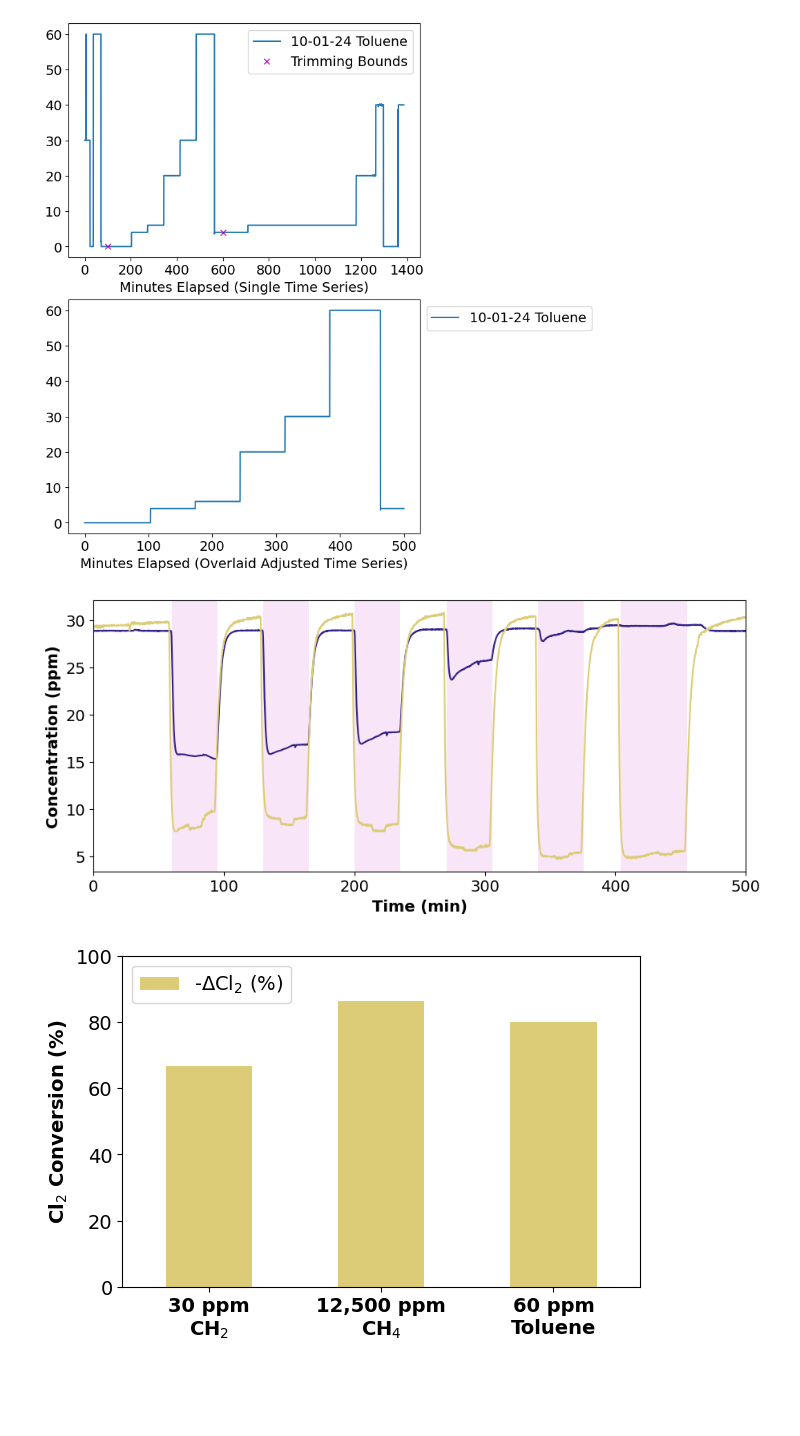
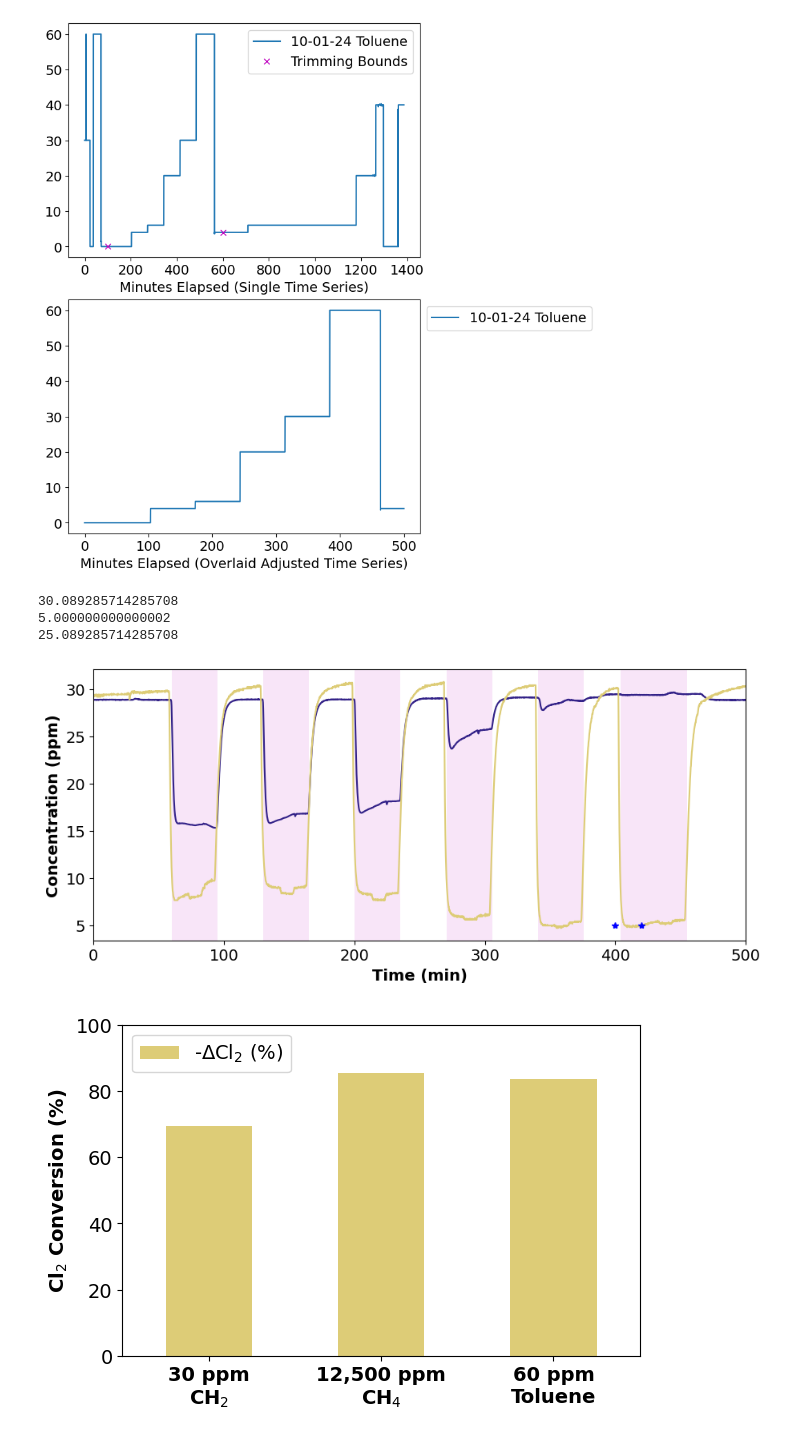
Before and after one commit to richardsrandall/Fall-2024-Cl2, a Jupyter notebook: _combined_plots/paper_plots_v1/figure-toluene_time_series.ipynb, the cells around one changed output. Cells and saved outputs as stored; diff of their text form; code cells hidden in the pictures; blank space fills up the shorter version.

```diff
--- a/_combined_plots/paper_plots_v1/figure-toluene_time_series.ipynb
+++ b/_combined_plots/paper_plots_v1/figure-toluene_time_series.ipynb
@@ -78,14 +78,29 @@ for i in range(len(on_times)):
 ax_toluene_time_series.set_ylabel("Concentration (ppm)",fontweight=plot_default_properties['font_weight'])
 ax_toluene_time_series.set_xlabel("Time (min)",fontweight=plot_default_properties['font_weight'])
 
+x = 400
+y1 = np.interp(x,data_2ppm_time_series.Minutes-min_offset,data_2ppm_time_series['Cl2 LabJack: ppm'])
+ax_toluene_time_series.plot(x,y,'b*')
+print(y1)
+
+x = 420
+y2 = np.interp(x,data_2ppm_time_series.Minutes-min_offset,data_2ppm_time_series['Cl2 LabJack: ppm'])
+ax_toluene_time_series.plot(x,y,'b*')
+print(y2)
+
+print(y1-y2)
+
 plt.savefig('exported_images/time_series_2_ppm.png', bbox_inches='tight',dpi=300)
 plt.show()
 # %% [output]
+30.089285714285708
+5.000000000000002
+25.089285714285708
-[figure, old version]
+[figure, new version]
 # %%
 # Select data from the experiments that we want
 toluene_data = all_conversion_data[all_conversion_data["experiment_name"].isin(["10-01-24 Sweep Toluene"])]
-toluene_data = toluene_data[toluene_data.start_time==396.17	]
+toluene_data = toluene_data[toluene_data.start_time==396.17]
 
 baseline_data = all_conversion_data[all_conversion_data["experiment_name"].isin(["09-19-24 Vary Cl2 (5-30 ppm) at Fixed CH4"])]
 baseline_data = baseline_data[baseline_data.start_time==212.48]
@@ -102,33 +117,37 @@ width = 0.5
 cl2_baseline = np.array([float(x['Cl2 LabJack: Cl2 reading minus zero (mV) baseline']) for x in [baseline_data, rad_count_data, toluene_data]])
 cl2_conversions = np.array([float(x['Cl2 LabJack: Cl2 reading minus zero (mV) conversion']) for x in [baseline_data, rad_count_data, toluene_data]])
 cl2_conversions_variance = np.array([float(x['Cl2 LabJack: Cl2 reading minus zero (mV) conversion variance due to noise']) for x in [baseline_data, rad_count_data, toluene_data]])
 cl2_conversions_95_ci = 2*cl2_baseline*np.sqrt(cl2_conversions_variance)
 
 
 bar_names = ['30 ppm\nCH$_2$','12,500 ppm\nCH$_4$','60 ppm\nToluene']
-ax.bar(x+0*width,100*cl2_conversions/cl2_baseline,width,color=line_default_properties['Cl2']['color'],hatch='',label='-$\Delta$Cl$_2$ (%)')
+#data = 100*cl2_conversions/cl2_baseline
+data = np.array([20.8, 0.5*51.2,25.1])#This is silly; just hardcode it
+data = 100*data/30
+ax.bar(x+0*width,data,width,color=line_default_properties['Cl2']['color'],hatch='',label='-$\Delta$Cl$_2$ (%)')
 #ax.errorbar(x+0*width,cl2_conversions,cl2_conversions_95_ci,linestyle='None',color='k',capsize=3)
 #ax.bar(x+1*width,current_data.cl_budget,width,color=line_default_properties['Cl2']['color'],hatch='xx',label='Total Cl$\\bullet$ produced (ppm)')
 #ax.errorbar(x+1*width,current_data.cl_budget,current_data.cl_budget_95_ci,linestyle='None',color='k',capsize=3)
 
 ax.set_ylabel("$\Delta$[X] (ppm)",fontweight=plot_default_properties['font_weight'])
 ax.xaxis.set_tick_params(labelbottom=True)
 right_ax_color = line_default_properties['Cl* Efficiency']['color']
 ax.set_ylim(0,100)
 ax.legend(loc='upper left')
 ax.set_xticks(x + width, bar_names,fontweight=plot_default_properties['font_weight'])
 ax.set_xlim(-0.5,2.5)
 
 ax.set_ylabel("Cl$_2$ Conversion (%)",fontweight=plot_default_properties['font_weight'])
 #ax.set_xlabel("Experiment",fontweight=plot_default_properties['font_weight'])
 ax.set_xticks(x)
 ax.set_xticklabels(bar_names)
 
 # Plot the actual bars! In their proper colors!
-# Error bars needed?
+# Error bars needed? Yes -- just hardcode them!
+#   Getting error bars on the toluene will be mildly annoying but we ought to do it
 # Label the experimental conditions using Text
 
 plt.savefig('exported_images/compare_cl2_conversions.png', bbox_inches='tight',dpi=300)
 plt.show()
 # %% [output]
-[figure, old version]
+[figure, new version]
```
Also changed, not shown: 5 other files.
